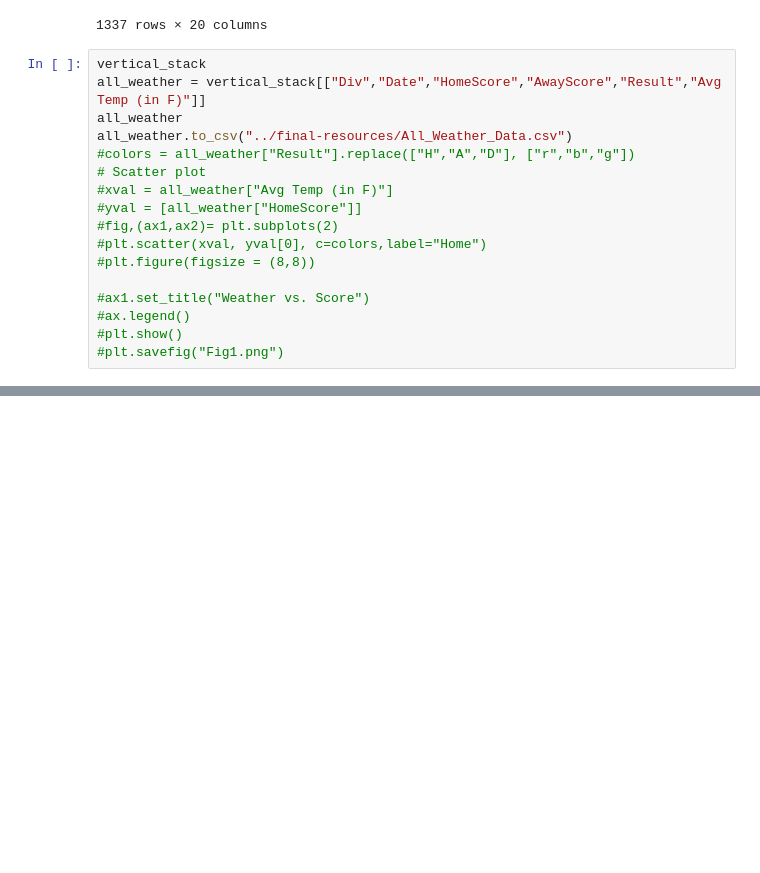
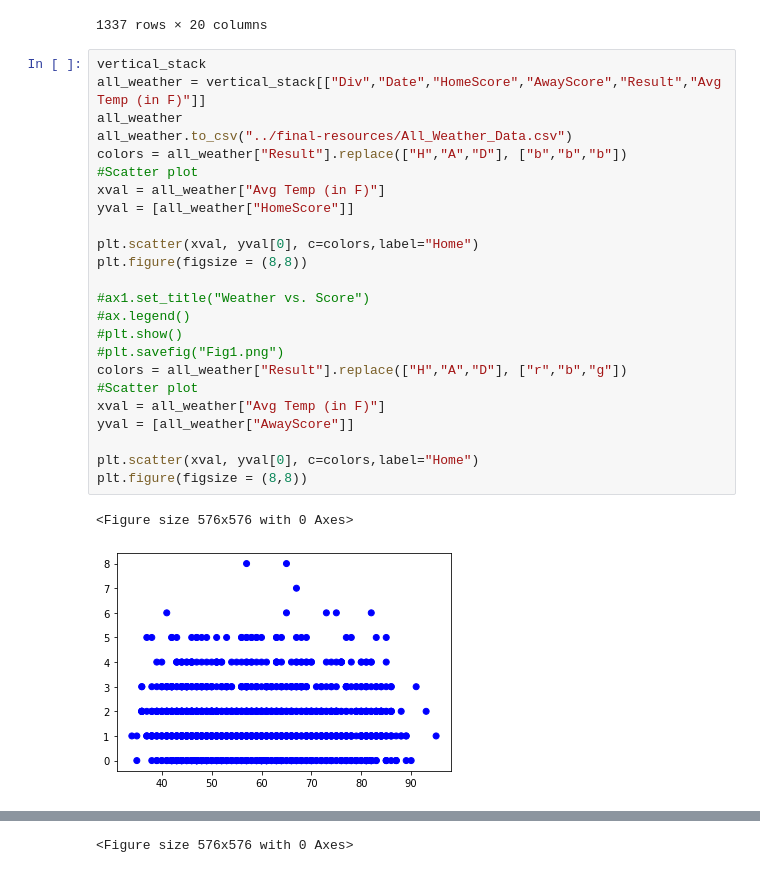
Before and after one commit to georgealym/project-one, a Jupyter notebook: py_codes/Combine_CSV_Weather.ipynb, the cells around one changed output, grey strips where cells are left out. Drawn from its saved outputs; the diff is of its cells as text; blank space fills up the shorter version.

```diff
--- a/py_codes/Combine_CSV_Weather.ipynb
+++ b/py_codes/Combine_CSV_Weather.ipynb
@@ -29,17 +29,27 @@ vertical_stack
 # %%
 vertical_stack
 all_weather = vertical_stack[["Div","Date","HomeScore","AwayScore","Result","Avg Temp (in F)"]]
 all_weather
 all_weather.to_csv("../final-resources/All_Weather_Data.csv")
-#colors = all_weather["Result"].replace(["H","A","D"], ["r","b","g"])
-# Scatter plot
-#xval = all_weather["Avg Temp (in F)"]
-#yval = [all_weather["HomeScore"]]
-#fig,(ax1,ax2)= plt.subplots(2)
-#plt.scatter(xval, yval[0], c=colors,label="Home")
-#plt.figure(figsize = (8,8))
+colors = all_weather["Result"].replace(["H","A","D"], ["b","b","b"])
+#Scatter plot
+xval = all_weather["Avg Temp (in F)"]
+yval = [all_weather["HomeScore"]]
+
+plt.scatter(xval, yval[0], c=colors,label="Home")
+plt.figure(figsize = (8,8))
 
 #ax1.set_title("Weather vs. Score")
 #ax.legend()
 #plt.show()
 #plt.savefig("Fig1.png")
+colors = all_weather["Result"].replace(["H","A","D"], ["r","b","g"])
+#Scatter plot
+xval = all_weather["Avg Temp (in F)"]
+yval = [all_weather["AwayScore"]]
+
+plt.scatter(xval, yval[0], c=colors,label="Home")
+plt.figure(figsize = (8,8))
+# %% [output]
+<Figure size 576x576 with 0 Axes>
+[figure, added]
@@ -45,0 +57 @@ all_weather.to_csv("../final-resources/All_Weather_Data.csv")
+<Figure size 576x576 with 0 Axes>
```
Also changed, not shown: parts of 3 cells of this notebook.
